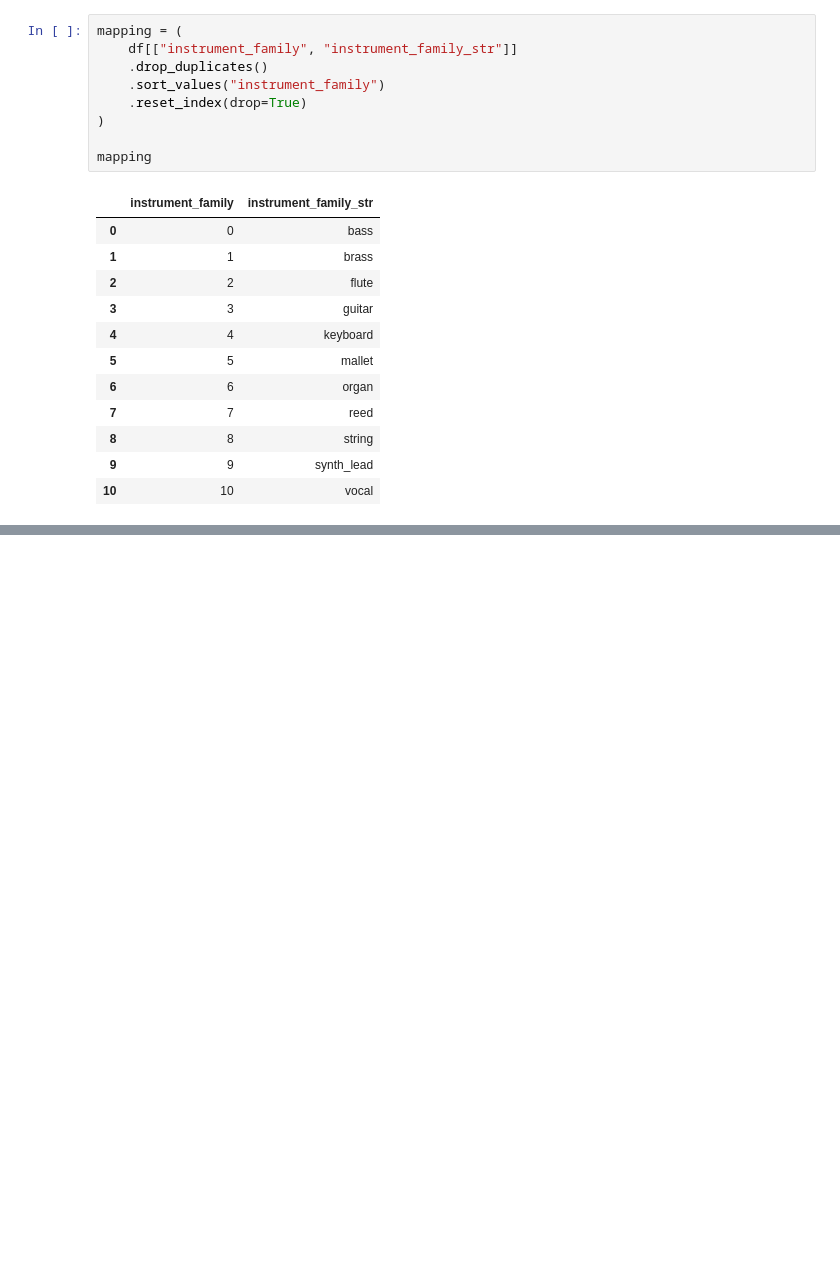
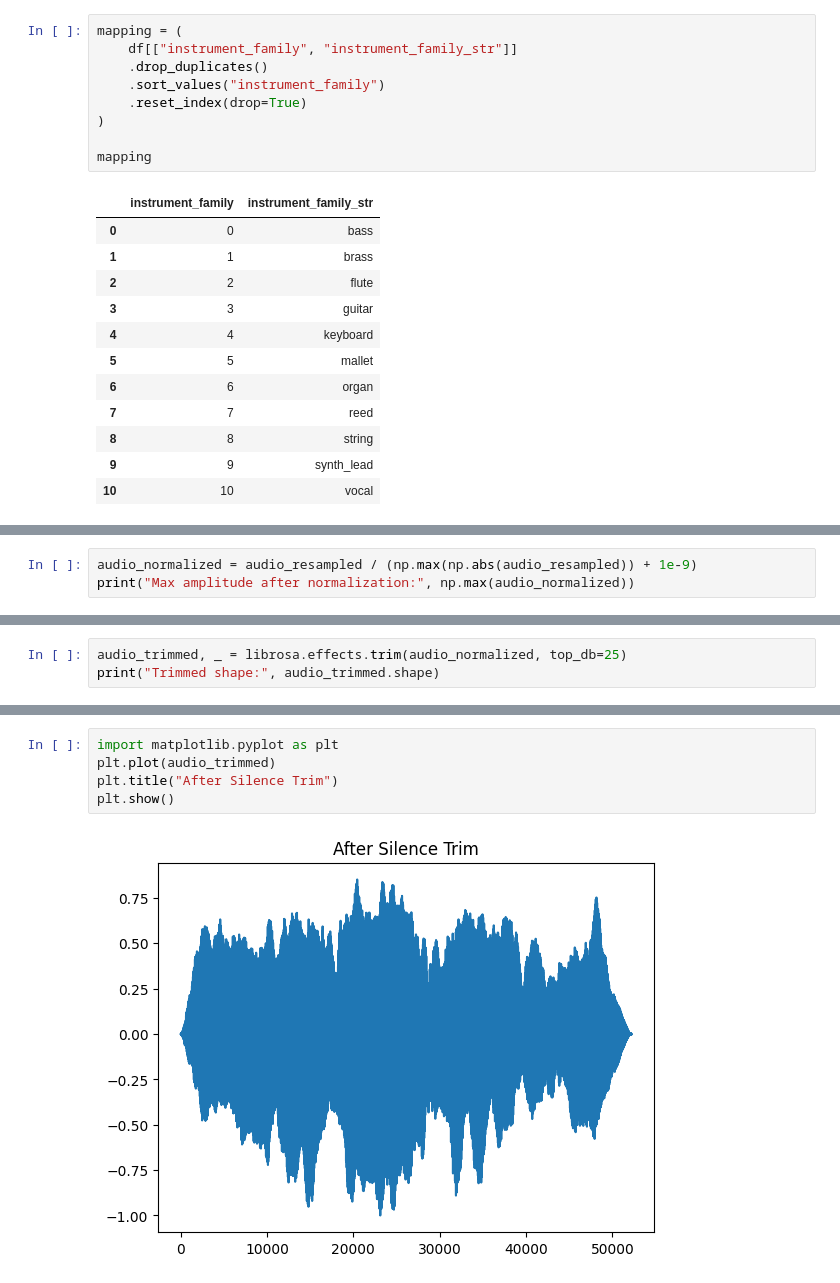
Before and after one commit to springboardmentor1077k-prog/CNN-Based-Music-Instrument-Recognition-System, a Jupyter notebook: NSynthMusicIntrument.ipynb, the cells around one changed output, grey strips where cells are left out. Cells and saved outputs as stored; diff of their text form; blank space fills up the shorter version.

```diff
--- a/NSynthMusicIntrument.ipynb
+++ b/NSynthMusicIntrument.ipynb
@@ -179,0 +191,3 @@ mapping
+# %%
+audio_normalized = audio_resampled / (np.max(np.abs(audio_resampled)) + 1e-9)
+print("Max amplitude after normalization:", np.max(audio_normalized))
@@ -179,0 +196,3 @@ mapping
+# %%
+audio_trimmed, _ = librosa.effects.trim(audio_normalized, top_db=25)
+print("Trimmed shape:", audio_trimmed.shape)
@@ -179,0 +221,7 @@ mapping
+# %%
+import matplotlib.pyplot as plt
+plt.plot(audio_trimmed)
+plt.title("After Silence Trim")
+plt.show()
+# %% [output]
+[figure, added]
```
Also changed, not shown: parts of 23 cells of this notebook.
